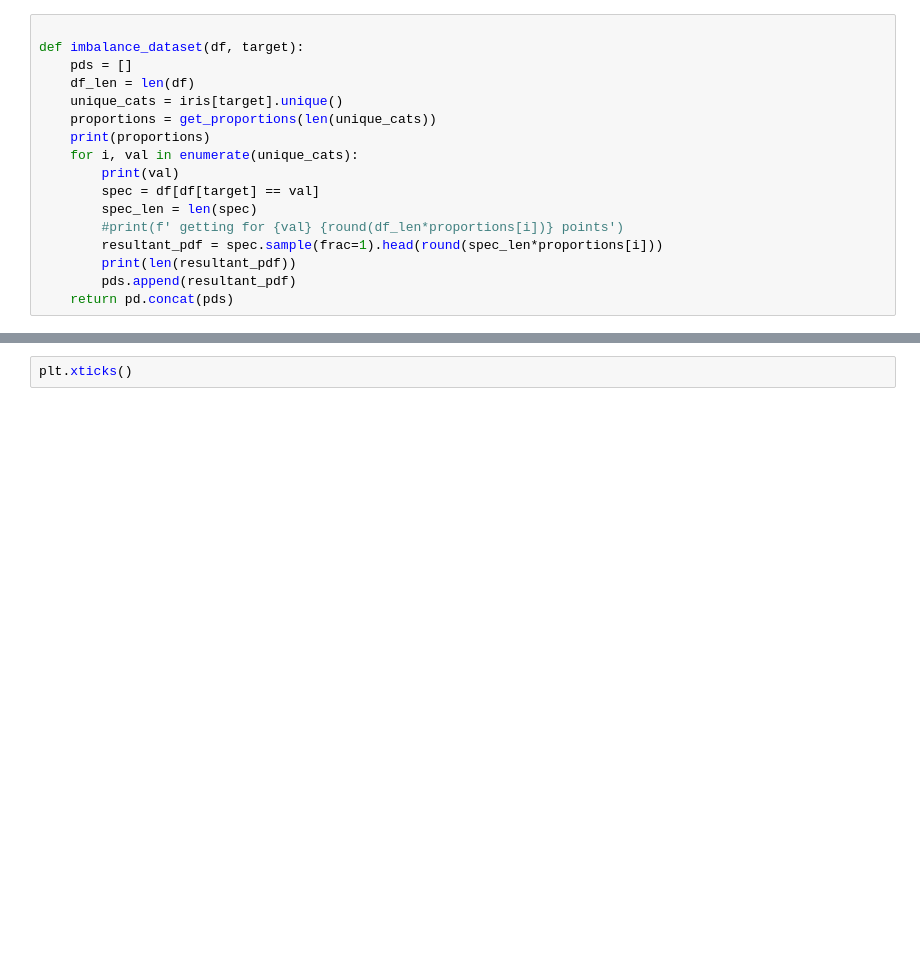
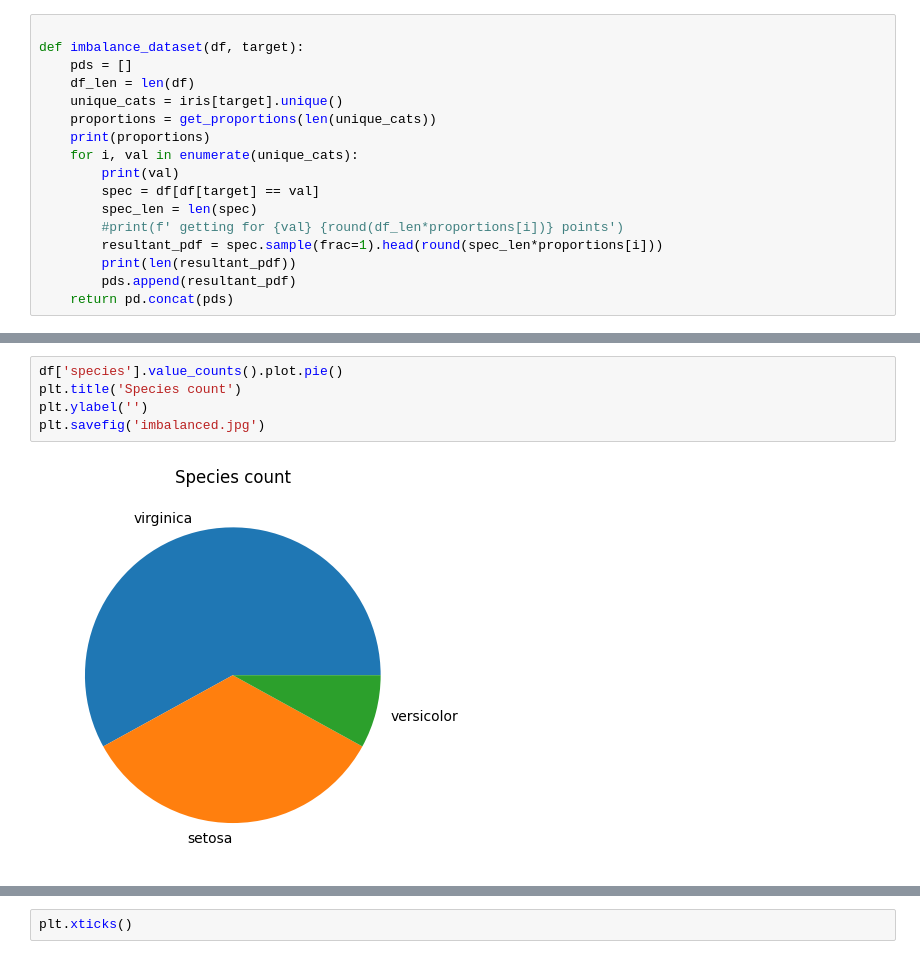
Before and after one commit to sangstar/sangstar.github.io, a Jupyter notebook: docs/targetbalance.ipynb, the cells around one changed output, grey strips where cells are left out. Drawn from its saved outputs; the diff is of its cells as text; blank space fills up the shorter version.

Commit message:
updates to class imbalance article

```diff
--- a/docs/targetbalance.ipynb
+++ b/docs/targetbalance.ipynb
@@ -72 +70,8 @@ virginica
+# %%
+df['species'].value_counts().plot.pie()
+plt.title('Species count')
+plt.ylabel('')
+plt.savefig('imbalanced.jpg')
+# %% [output]
+[figure, added]
 # %%
```
Also changed, not shown: parts of 6 cells of this notebook, 4 other files.
